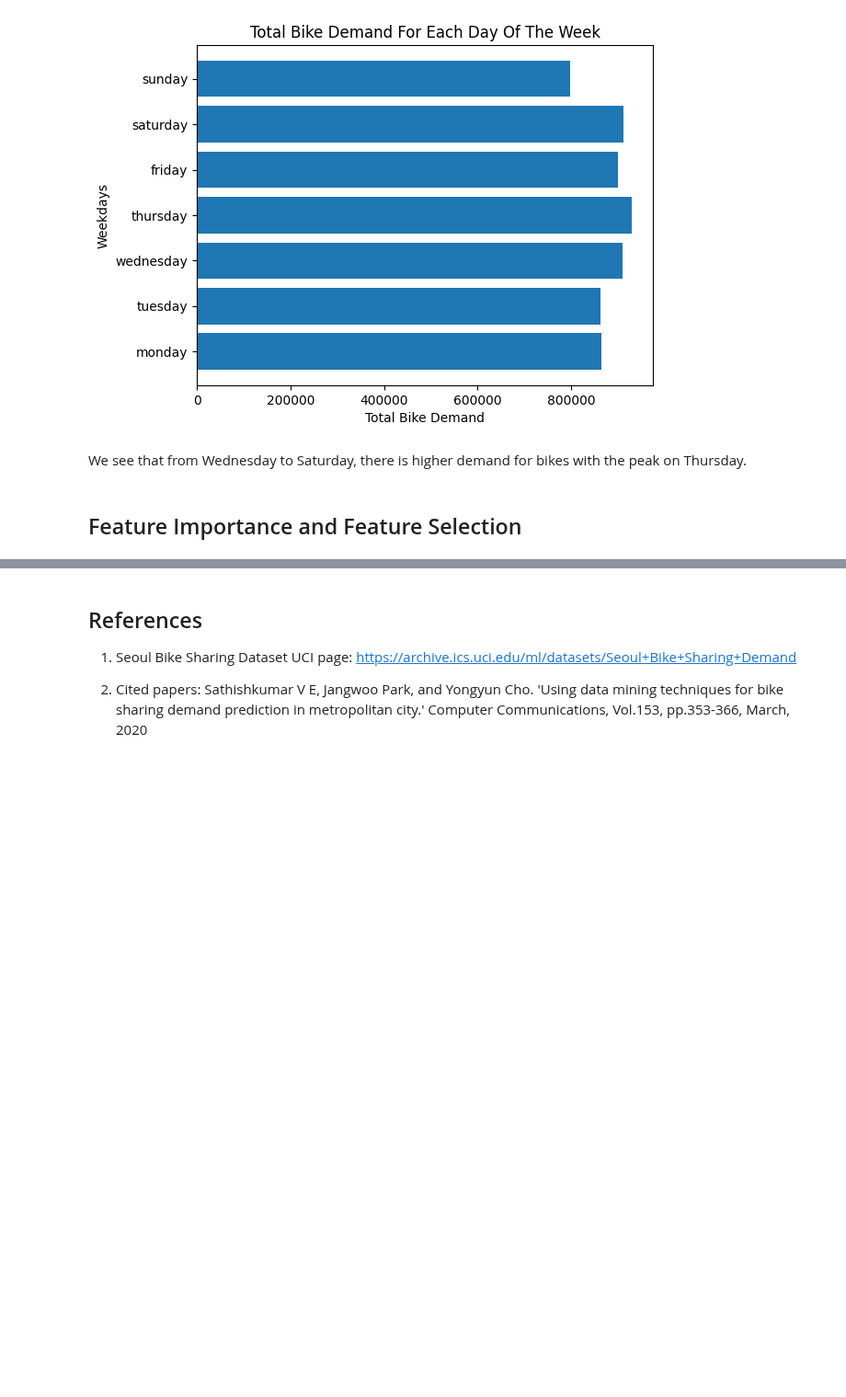
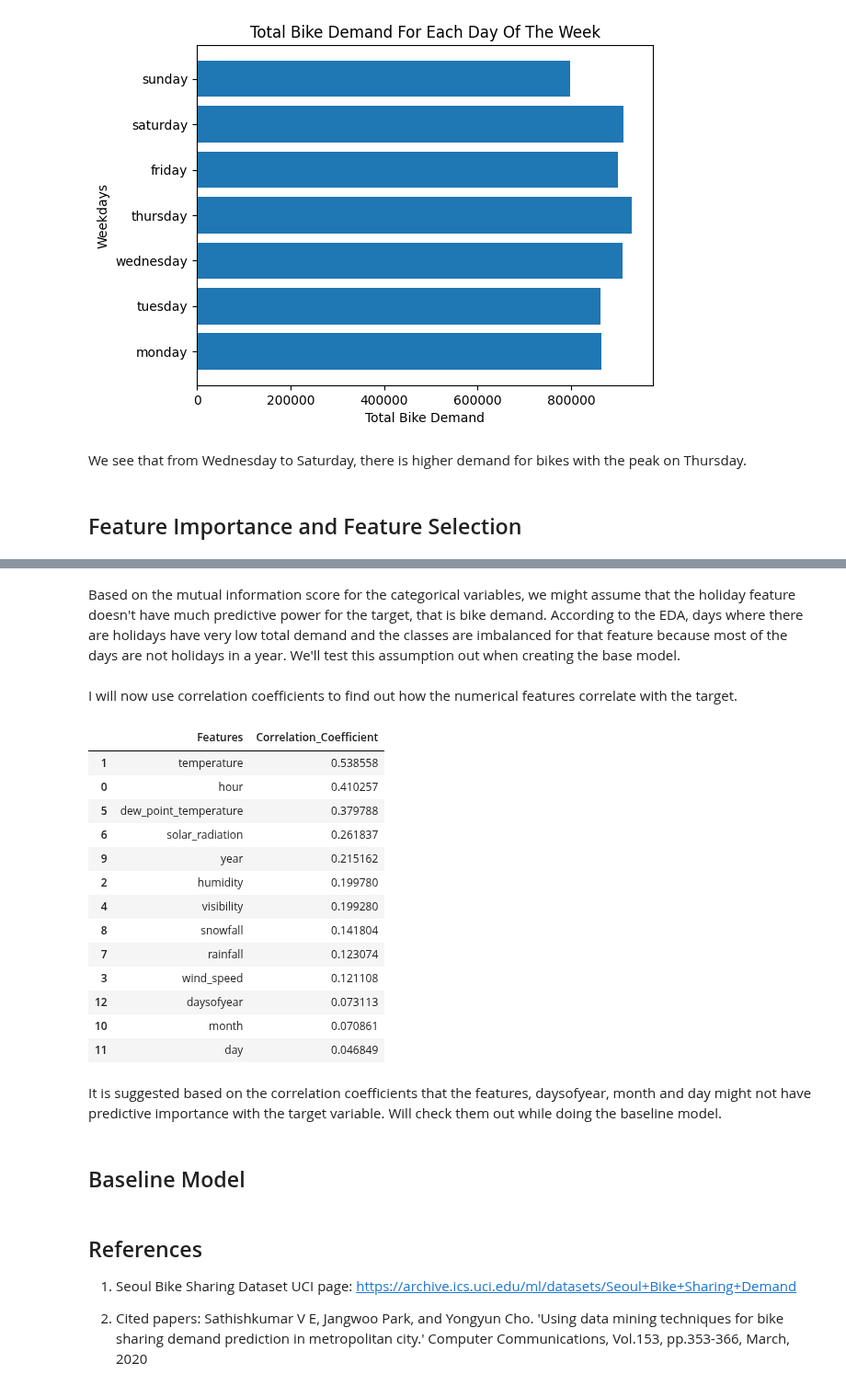
Before and after one commit to Emekadavid/bike-rentals, a Jupyter notebook: notebook.ipynb, the cells around one changed output, grey strips where cells are left out. Shown at 92% size. Drawn from its saved outputs; the diff is of its cells as text; code cells hidden in the pictures; blank space fills up the shorter version.

Commit message:
feature selection and importance done

```diff
--- a/notebook.ipynb
+++ b/notebook.ipynb
@@ -366,0 +370,10 @@ We see that from Wednesday to Saturday, there is higher demand for bikes with th
+# %%
+# getting all the categorical features
+categorical_list = list(bike_df.dtypes[bike_df.dtypes == "object"].index)
+scores_list = []
+for feature in categorical_list:
+    mi_score = mutual_info_score(bike_df.rented_bike_count, bike_df[feature])
+    scores_list.append((feature, mi_score))
+scores_df = pd.DataFrame(scores_list, columns=["feature", "mi_score"])
+scores_df.sort_values(by="mi_score", ascending=False, inplace=True)
+scores_df
@@ -367,3 +386,43 @@ We see that from Wednesday to Saturday, there is higher demand for bikes with th
+# %% [markdown]
+Based on the mutual information score for the categorical variables, we might assume that the holiday feature doesn't have much predictive power for the target, that is bike demand. According to the EDA, days where there are holidays have very low total demand and the classes are imbalanced for that feature because most of the days are not holidays in a year. We'll test this assumption out when creating the base model.
+# %% [markdown]
+I will now use correlation coefficients to find out how the numerical features correlate with the target.
+# %%
+# get a dataframe containing only the numeric features
+all_list = bike_df.columns
+numerical_list = []
+for col in all_list:
+    if col not in categorical_list and col != "rented_bike_count":
+        numerical_list.append(col)
+numeric_df = bike_df[numerical_list]
+# %%
+# calculate the correlation with the target
+correlations = numeric_df.corrwith(bike_df.rented_bike_count)
+correlations = correlations.to_frame()
+correlations.reset_index(inplace=True)
+correlations.columns = ["Features", "Correlation_Coefficient"]
+correlations.Correlation_Coefficient = abs(correlations.Correlation_Coefficient)
+correlations.sort_values(by="Correlation_Coefficient", ascending=False, inplace=True)
+correlations
+# %% [output]
+|  | Features | Correlation_Coefficient |
+| 1 | temperature | 0.538558 |
+| 0 | hour | 0.410257 |
+| 5 | dew_point_temperature | 0.379788 |
+| 6 | solar_radiation | 0.261837 |
+| 9 | year | 0.215162 |
+| 2 | humidity | 0.199780 |
+| 4 | visibility | 0.199280 |
+| 8 | snowfall | 0.141804 |
+| 7 | rainfall | 0.123074 |
+| 3 | wind_speed | 0.121108 |
+| 12 | daysofyear | 0.073113 |
+| 10 | month | 0.070861 |
+| 11 | day | 0.046849 |
+# %% [markdown]
+It is suggested based on the correlation coefficients that the features, daysofyear, month and day might not have predictive importance with the target variable. Will check them out while doing the baseline model.
+# %% [markdown]
+## Baseline Model
 # %% [markdown]
 ## References
 1. Seoul Bike Sharing Dataset UCI page: https://archive.ics.uci.edu/ml/datasets/Seoul+Bike+Sharing+Demand
```
Also changed, not shown: parts of 3 cells of this notebook, 1 other file.
